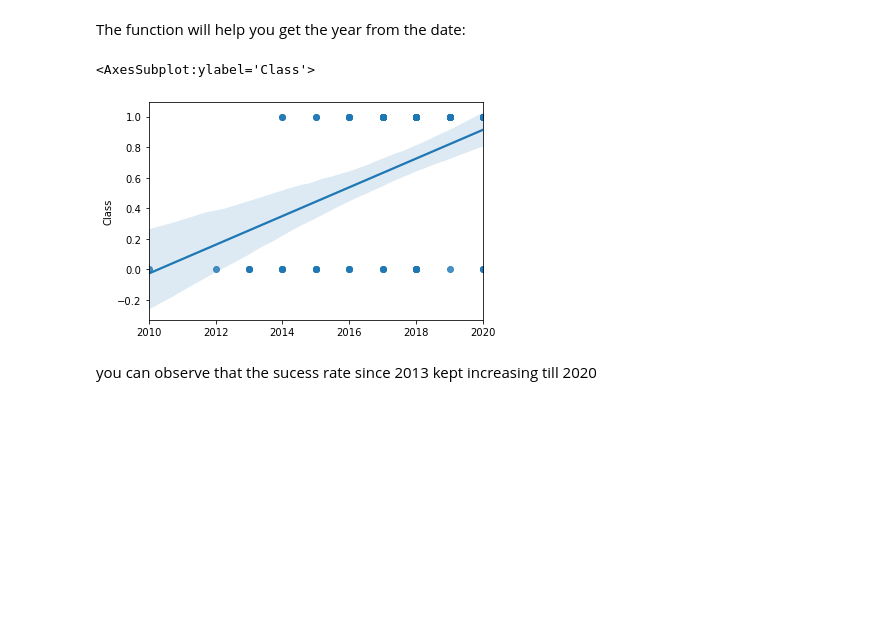
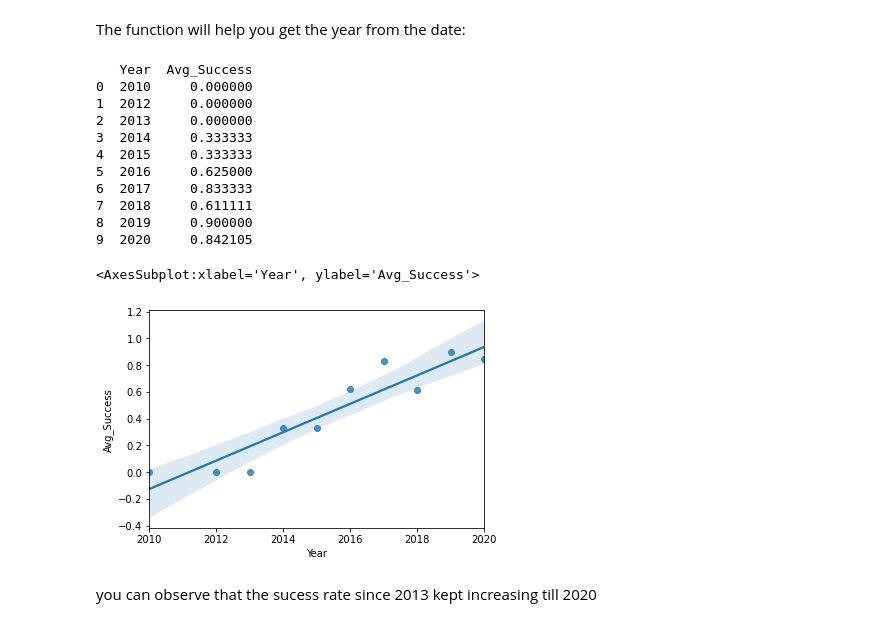
Before and after one commit to Jorge-Arrocha/Applied-Data-Science-Capstone, a Jupyter notebook: EDA_with_Data_Visualization.ipynb, the cells around one changed output. Cells and saved outputs as stored; diff of their text form; code cells hidden in the pictures; blank space fills up the shorter version.

```diff
--- a/EDA_with_Data_Visualization.ipynb
+++ b/EDA_with_Data_Visualization.ipynb
@@ -173,14 +173,37 @@ def Extract_year(date):
 # %%
 # Plot a line chart with x axis to be the extracted year and y axis to be the success rate
 
-years = []
+years=[]
+rowClass=[]
+
 for date in df["Date"]:
     years.append(int(date.split("-")[0]))
+for success in df["Class"]:
+    rowClass.append(success)
 
-sns.regplot(x=years, y="Class", data=df)
+yearlyTrend=pd.DataFrame(years,rowClass)
+yearlyTrend.rename(columns={0: 'Year'}, inplace=True)
+yearlyTrend.index.name = 'Avg_Success'
+yearlyTrend.reset_index(inplace=True)
+
+avgData = yearlyTrend.groupby(['Year'],as_index=False).mean()
+print(avgData)
+
+sns.regplot(x="Year", y="Avg_Success", data=avgData)
 # %% [output]
-<AxesSubplot:ylabel='Class'>
+   Year  Avg_Success
+0  2010     0.000000
+1  2012     0.000000
+2  2013     0.000000
+3  2014     0.333333
+4  2015     0.333333
+5  2016     0.625000
+6  2017     0.833333
+7  2018     0.611111
+8  2019     0.900000
+9  2020     0.842105
+<AxesSubplot:xlabel='Year', ylabel='Avg_Success'>
-[figure, old version]
+[figure, new version]
 # %% [markdown]
 you can observe that the sucess rate since 2013 kept increasing till 2020
 # %% [markdown]
```
Also changed, not shown: parts of 2 cells of this notebook.
